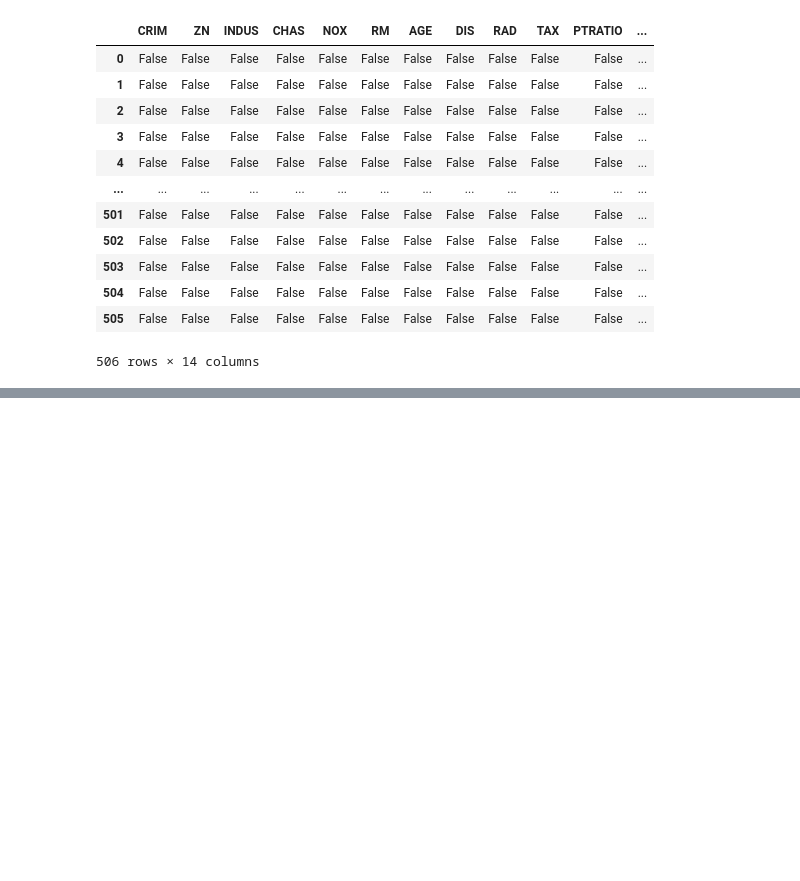
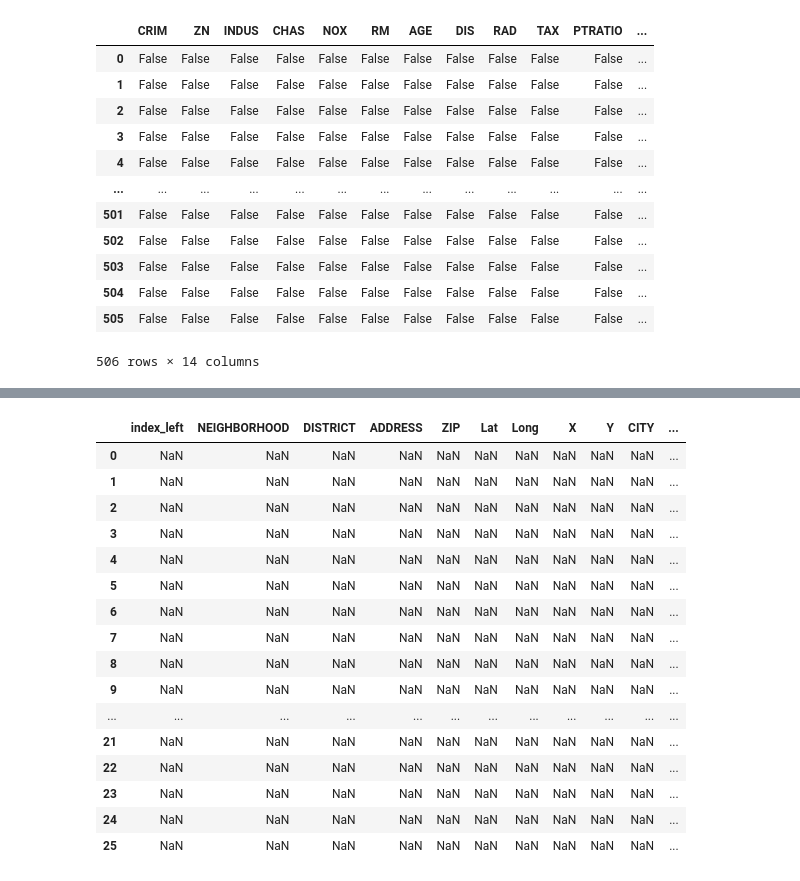
Before and after one commit to Milows/BostonHousePricing, a Jupyter notebook: Notebooks/JuanAzpiazu.ipynb, the cells around one changed output, grey strips where cells are left out. Drawn from its saved outputs; the diff is of its cells as text; code cells hidden in the pictures; blank space fills up the shorter version.

```diff
--- a/Notebooks/JuanAzpiazu.ipynb
+++ b/Notebooks/JuanAzpiazu.ipynb
@@ -44,0 +341,29 @@ boston_df.isna()
+# %%
+##df = pd.DataFrame(data)
+
+# Agrupar por la columna 'District'
+
+Crimes_per_NB = new_merged_df.groupby("NEIGHBORHOOD")
+
+
+
+# Crear un nuevo DataFrame a partir del resultado agrupado
+# Sumar los conteos de crímenes por distrito
+new_grouped_df = Crimes_per_NB.agg({
+    'DISTRICT': 'count',
+    'ADDRESS' : 'first',
+    'ZIP' : 'first',
+    'Lat': 'mean',
+    'Long': 'mean',
+    'X': 'first',  # Puedes cambiar esto para usar otro criterio
+    'Y': 'first',  # Puedes cambiar esto para usar otro criterio
+    'CITY': 'first',
+    'FT_SQFT': 'mean',
+    'COORDINATES': 'first'
+}).reset_index()
+
+# Renombrar las columnas para mayor claridad
+#new_grouped_df = ["NEIGHBORHOOD","Num_Crim","ADDRESS","ZIP","X","Y","CITY","FT_SQFT","COORDINATES"]
+
+# Mostrar el nuevo DataFrame
+new_grouped_df
@@ -44,0 +466,20 @@ boston_df.isna()
+# %%
+intersects_gdf
+# %% [output]
+|  | index_left | NEIGHBORHOOD | DISTRICT | ADDRESS | ZIP | Lat | Long | X | Y | CITY | ... |
+| 0 | NaN | NaN | NaN | NaN | NaN | NaN | NaN | NaN | NaN | NaN | ... |
+| 1 | NaN | NaN | NaN | NaN | NaN | NaN | NaN | NaN | NaN | NaN | ... |
+| 2 | NaN | NaN | NaN | NaN | NaN | NaN | NaN | NaN | NaN | NaN | ... |
+| 3 | NaN | NaN | NaN | NaN | NaN | NaN | NaN | NaN | NaN | NaN | ... |
+| 4 | NaN | NaN | NaN | NaN | NaN | NaN | NaN | NaN | NaN | NaN | ... |
+| 5 | NaN | NaN | NaN | NaN | NaN | NaN | NaN | NaN | NaN | NaN | ... |
+| 6 | NaN | NaN | NaN | NaN | NaN | NaN | NaN | NaN | NaN | NaN | ... |
+| 7 | NaN | NaN | NaN | NaN | NaN | NaN | NaN | NaN | NaN | NaN | ... |
+| 8 | NaN | NaN | NaN | NaN | NaN | NaN | NaN | NaN | NaN | NaN | ... |
+| 9 | NaN | NaN | NaN | NaN | NaN | NaN | NaN | NaN | NaN | NaN | ... |
+| ... | ... | ... | ... | ... | ... | ... | ... | ... | ... | ... | ... |
+| 21 | NaN | NaN | NaN | NaN | NaN | NaN | NaN | NaN | NaN | NaN | ... |
+| 22 | NaN | NaN | NaN | NaN | NaN | NaN | NaN | NaN | NaN | NaN | ... |
+| 23 | NaN | NaN | NaN | NaN | NaN | NaN | NaN | NaN | NaN | NaN | ... |
+| 24 | NaN | NaN | NaN | NaN | NaN | NaN | NaN | NaN | NaN | NaN | ... |
+| 25 | NaN | NaN | NaN | NaN | NaN | NaN | NaN | NaN | NaN | NaN | ... |
```
Also changed, not shown: parts of 45 cells of this notebook, 6 other files.
